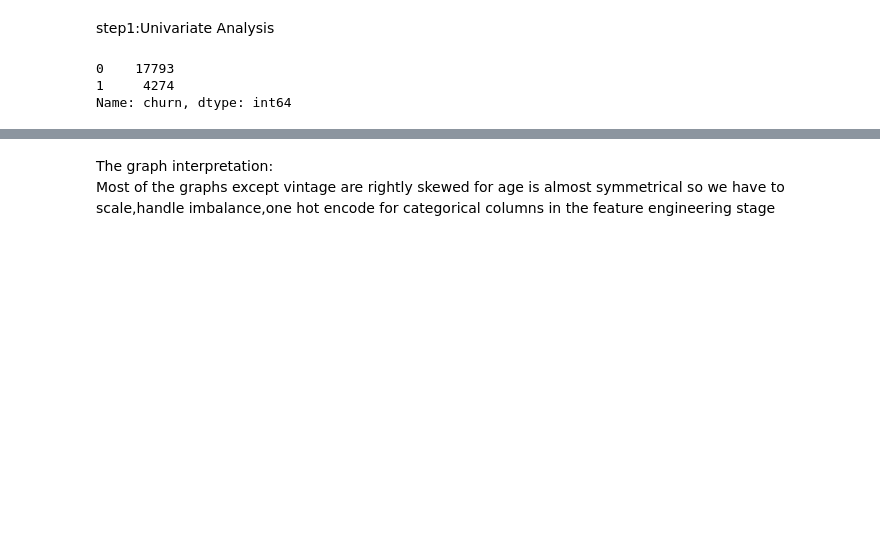
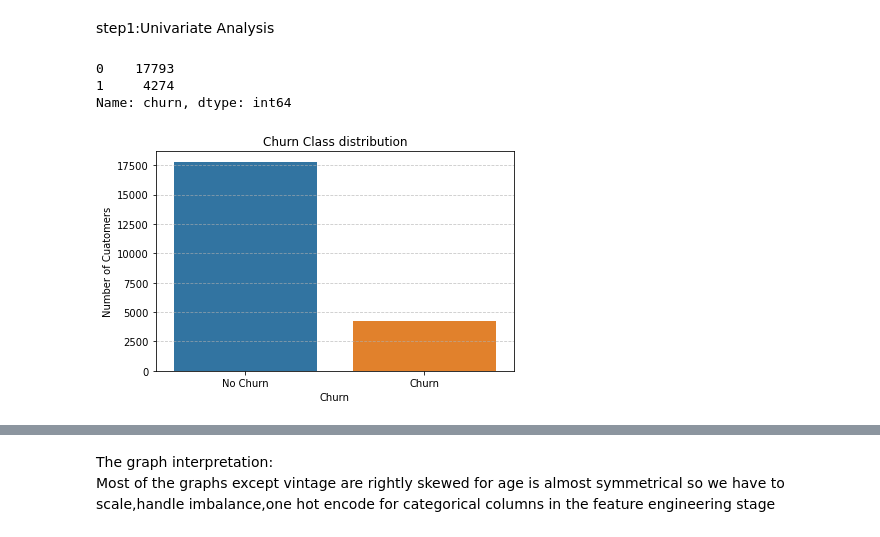
Before and after one commit to justicee-dev/bank-churn, a Jupyter notebook: Project.ipynb, the cells around one changed output, grey strips where cells are left out. Cells and saved outputs as stored; diff of their text form; code cells hidden in the pictures; blank space fills up the shorter version.

```diff
--- a/Project.ipynb
+++ b/Project.ipynb
@@ -297,6 +298,22 @@ df['churn'].value_counts()
 0    17793
 1     4274
 Name: churn, dtype: int64
+# %%
+#lets visualize this
+churn_counts=df['churn'].value_counts().sort_index()
+
+#plot
+plt.figure(figsize=(6,4))
+sns.barplot(x=churn_counts.index,y=churn_counts.values)
+plt.title('Churn Class distribution')
+plt.xlabel('Churn')
+plt.ylabel("Number of Cuatomers")
+plt.xticks([0,1],['No Churn','Churn'])
+plt.grid(axis='y',linestyle='--',alpha=0.7)
+plt.tight_layout()
+plt.show()
+# %% [output]
+[figure, added]
 # %%
 #For the numerical variables we will use histograms to check for skewness
 exclude_columns=['customer_id','branch_code','churn','city']
```
Also changed, not shown: parts of 20 cells of this notebook, 1 other file.
